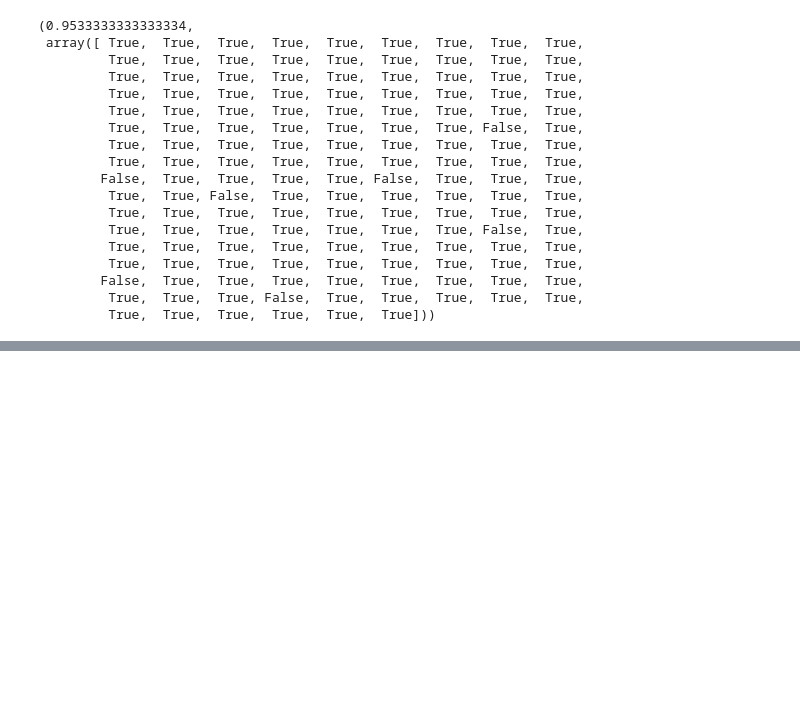
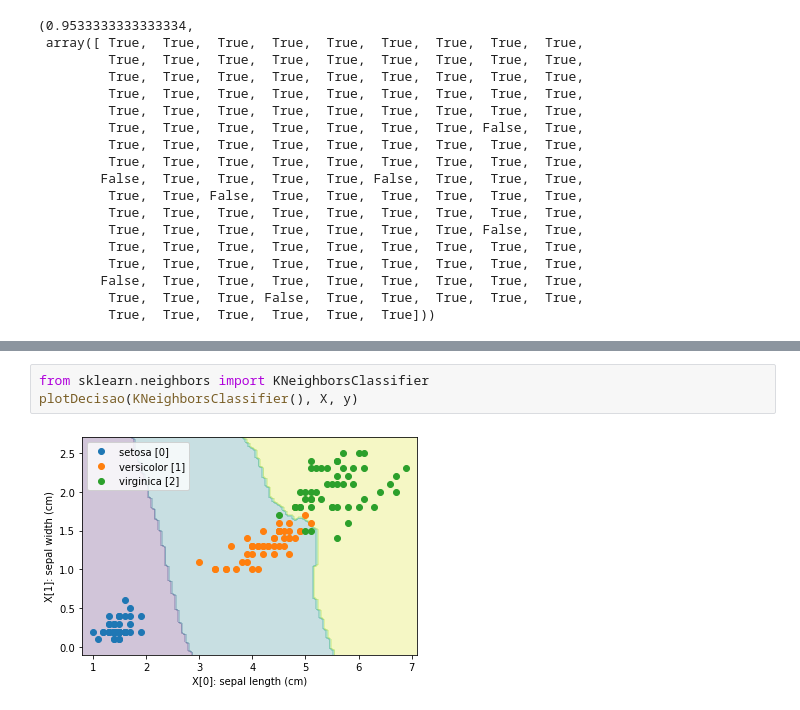
Before and after one commit to lbfiorino/repa-arvore-de-decisao, a Jupyter notebook: arvore.ipynb, the cells around one changed output, grey strips where cells are left out. Drawn from its saved outputs; the diff is of its cells as text; blank space fills up the shorter version.

```diff
--- a/arvore.ipynb
+++ b/arvore.ipynb
@@ -251,0 +280,5 @@ accuracy_score(y, ypred), (ypred == y)
+# %%
+from sklearn.neighbors import KNeighborsClassifier
+plotDecisao(KNeighborsClassifier(), X, y)
+# %% [output]
+[figure, added]
```
Also changed, not shown: parts of 3 cells of this notebook.
